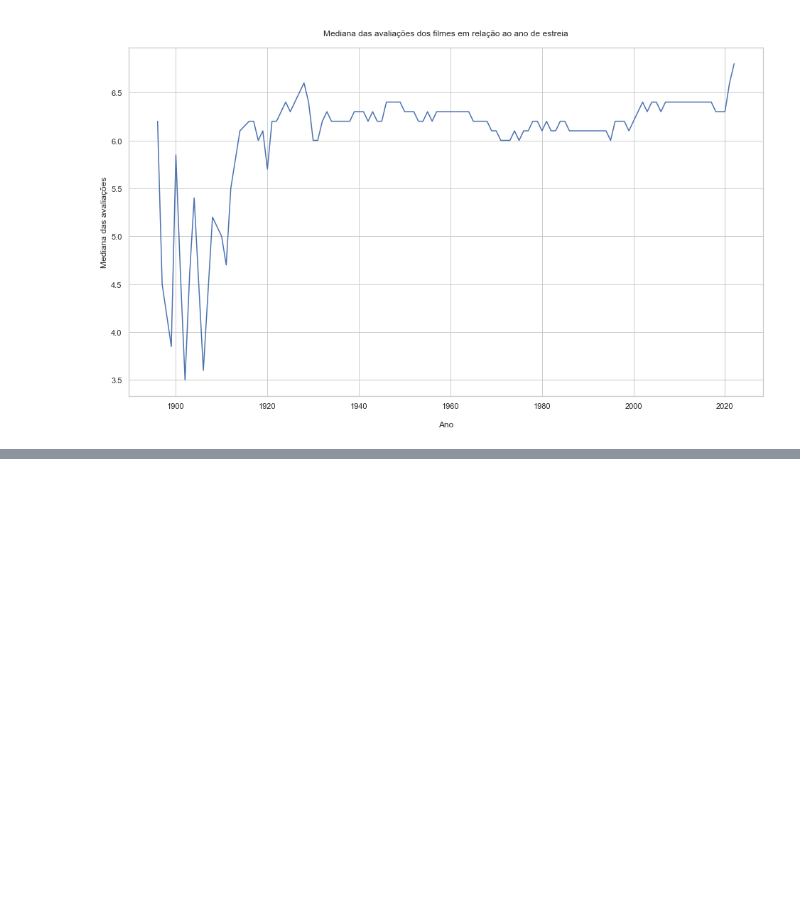
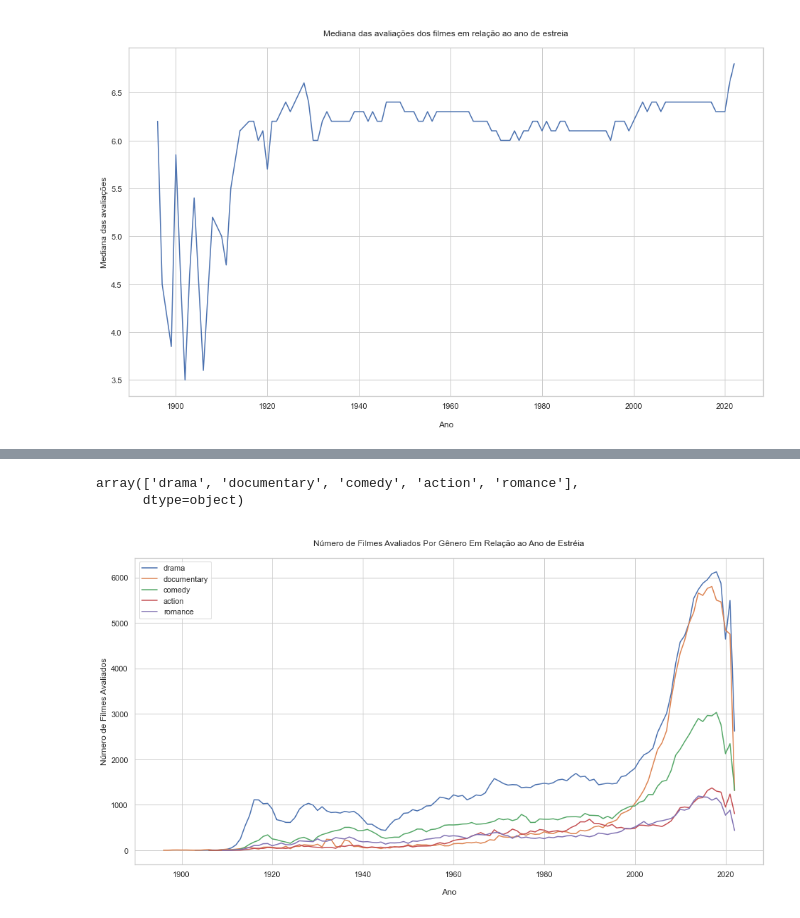
Before and after one commit to BrunoOMelo/Project01-PythonAnalytics, a Jupyter notebook: project_analytics.ipynb, the cells around one changed output, grey strips where cells are left out. Drawn from its saved outputs; the diff is of its cells as text; code cells hidden in the pictures; blank space fills up the shorter version.

Commit message:
Fifth business question
What is the number of films evalueated by genre in relation to the year of release ?

```diff
--- a/project_analytics.ipynb
+++ b/project_analytics.ipynb
@@ -682,0 +708,46 @@ plt.show
+# %%
+#usando a função criada para filtrar o nome generos com nomes unicos a partir de REGEX
+generos_unicos = retorna_generos(resultado5)
+# %%
+#realizando a contagem
+
+genero_count = []
+
+for item in generos_unicos:
+    consulta = 'SELECT COUNT(*) AS COUNT FROM titles WHERE genres LIKE '+ '\''+'%'+item+'%'+'\' AND type =\'movie\' AND premiered <= 2022'
+    resultado = pd.read_sql_query(consulta, conn)
+    genero_count.append(resultado['COUNT'].values[0])
+# %%
+#preparando o data frame
+df_genero_count = pd.DataFrame()
+df_genero_count['genres'] = generos_unicos
+df_genero_count['count'] = genero_count
+# %%
+#calculando o top 5
+df_genero_count = df_genero_count[df_genero_count['genres']!='n']
+df_genero_count = df_genero_count.sort_values(by='count', ascending= False)
+top5_generos = df_genero_count.head()['genres'].values
+display(top5_generos)
+# %% [output]
+array(['drama', 'documentary', 'comedy', 'action', 'romance'],
+      dtype=object)
+# %%
+#plotando o grafico
+# Plot
+
+# Figura
+plt.figure(figsize = (16,8))
+
+# Loop e Plot
+for item in top5_generos:
+    consulta = 'SELECT COUNT(*) Number_of_movies, premiered Year FROM  titles  WHERE genres LIKE '+ '\''+'%'+item+'%'+'\' AND type=\'movie\' AND Year <=2022 GROUP BY Year'
+    resultado = pd.read_sql_query(consulta, conn)
+    plt.plot(resultado['Year'], resultado['Number_of_movies'])
+
+plt.xlabel('\nAno')
+plt.ylabel('Número de Filmes Avaliados')
+plt.title('\nNúmero de Filmes Avaliados Por Gênero Em Relação ao Ano de Estréia\n')
+plt.legend(labels = top5_generos)
+plt.show()
+# %% [output]
+[figure, added]
```
Also changed, not shown: parts of 2 cells of this notebook.
